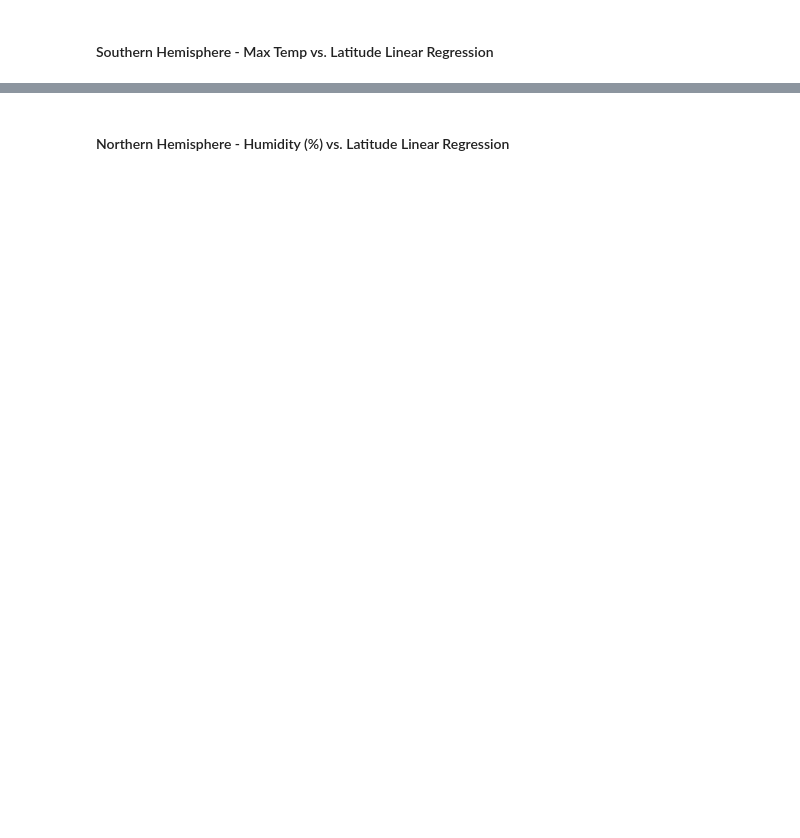
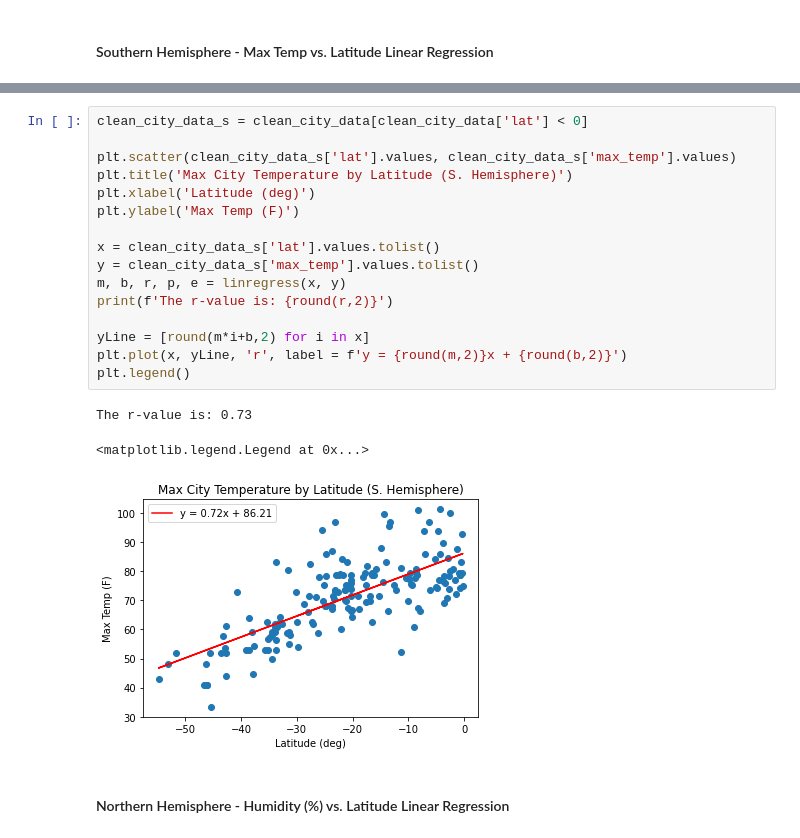
Before and after one commit to owenmeyer3/python-api-challenge, a Jupyter notebook: WeatherPy/WeatherPy.ipynb, the cells around one changed output, grey strips where cells are left out. Saved outputs shown, nothing was run; the diff lists cells and outputs as text; blank space fills up the shorter version.

```diff
--- a/WeatherPy/WeatherPy.ipynb
+++ b/WeatherPy/WeatherPy.ipynb
@@ -238,2 +255,22 @@ The r-value is: 0.6082708688906918
+# %%
+clean_city_data_s = clean_city_data[clean_city_data['lat'] < 0]
+
+plt.scatter(clean_city_data_s['lat'].values, clean_city_data_s['max_temp'].values)
+plt.title('Max City Temperature by Latitude (S. Hemisphere)')
+plt.xlabel('Latitude (deg)')
+plt.ylabel('Max Temp (F)')
+
+x = clean_city_data_s['lat'].values.tolist()
+y = clean_city_data_s['max_temp'].values.tolist()
+m, b, r, p, e = linregress(x, y)
+print(f'The r-value is: {round(r,2)}')
+
+yLine = [round(m*i+b,2) for i in x]
+plt.plot(x, yLine, 'r', label = f'y = {round(m,2)}x + {round(b,2)}')
+plt.legend()
+# %% [output]
+The r-value is: 0.73
+<matplotlib.legend.Legend at 0x...>
+[figure, added]
 # %% [markdown]
 ####  Northern Hemisphere - Humidity (%) vs. Latitude Linear Regression
```
Also changed, not shown: parts of 25 cells of this notebook, 1 other file.
